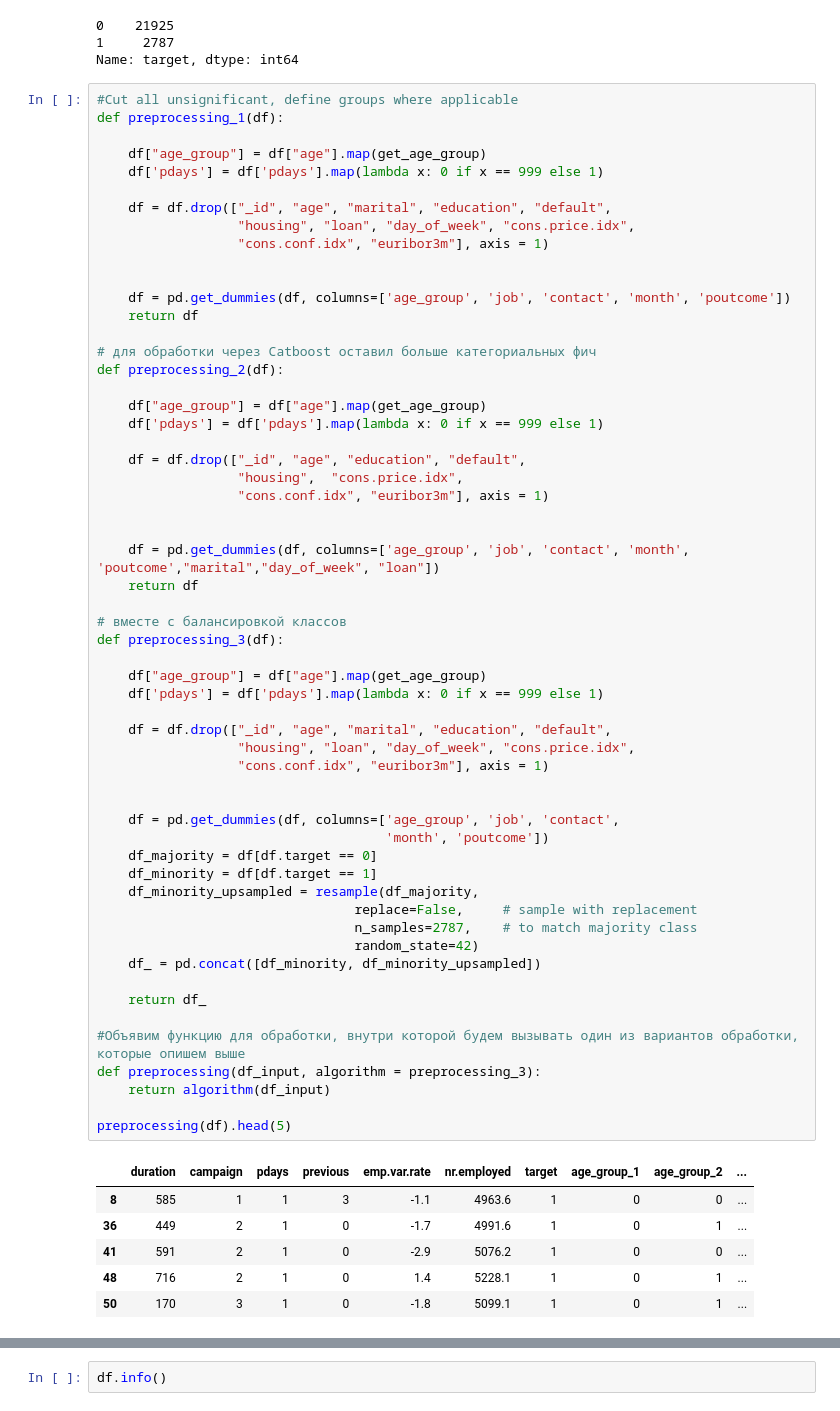
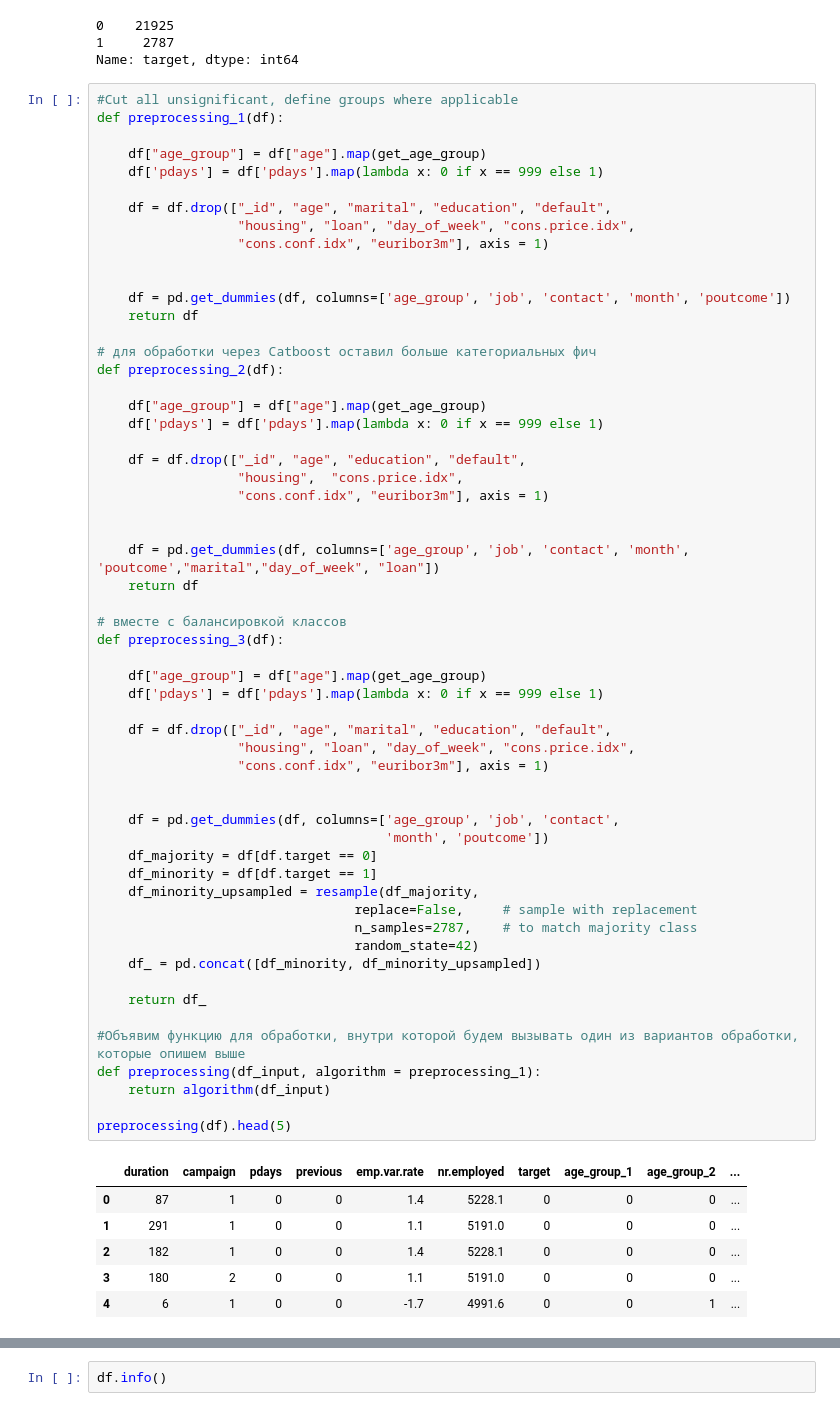
Before and after one commit to Behind/sfml_team2_hw4, a Jupyter notebook: HW4_00.ipynb, the cells around one changed output, grey strips where cells are left out. Drawn from its saved outputs; the diff is of its cells as text.

```diff
--- a/HW4_00.ipynb
+++ b/HW4_00.ipynb
@@ -76,39 +76,39 @@ def preprocessing_2(df):
 
 # вместе с балансировкой классов
 def preprocessing_3(df):
 
     df["age_group"] = df["age"].map(get_age_group)
     df['pdays'] = df['pdays'].map(lambda x: 0 if x == 999 else 1)
 
     df = df.drop(["_id", "age", "marital", "education", "default",
                   "housing", "loan", "day_of_week", "cons.price.idx",
                   "cons.conf.idx", "euribor3m"], axis = 1)
 
 
     df = pd.get_dummies(df, columns=['age_group', 'job', 'contact',
                                      'month', 'poutcome'])
     df_majority = df[df.target == 0]
     df_minority = df[df.target == 1]
     df_minority_upsampled = resample(df_majority,
                                  replace=False,     # sample with replacement
                                  n_samples=2787,    # to match majority class
                                  random_state=42)
     df_ = pd.concat([df_minority, df_minority_upsampled])
 
     return df_
 
 #Объявим функцию для обработки, внутри которой будем вызывать один из вариантов обработки, которые опишем выше
-def preprocessing(df_input, algorithm = preprocessing_3):
+def preprocessing(df_input, algorithm = preprocessing_1):
     return algorithm(df_input)
 
 preprocessing(df).head(5)
 # %% [output]
 |  | duration | campaign | pdays | previous | emp.var.rate | nr.employed | target | age_group_1 | age_group_2 | ... |
-| 8 | 585 | 1 | 1 | 3 | -1.1 | 4963.6 | 1 | 0 | 0 | ... |
-| 36 | 449 | 2 | 1 | 0 | -1.7 | 4991.6 | 1 | 0 | 1 | ... |
-| 41 | 591 | 2 | 1 | 0 | -2.9 | 5076.2 | 1 | 0 | 0 | ... |
-| 48 | 716 | 2 | 1 | 0 | 1.4 | 5228.1 | 1 | 0 | 1 | ... |
-| 50 | 170 | 3 | 1 | 0 | -1.8 | 5099.1 | 1 | 0 | 1 | ... |
+| 0 | 87 | 1 | 0 | 0 | 1.4 | 5228.1 | 0 | 0 | 0 | ... |
+| 1 | 291 | 1 | 0 | 0 | 1.1 | 5191.0 | 0 | 0 | 0 | ... |
+| 2 | 182 | 1 | 0 | 0 | 1.4 | 5228.1 | 0 | 0 | 0 | ... |
+| 3 | 180 | 2 | 0 | 0 | 1.1 | 5191.0 | 0 | 0 | 0 | ... |
+| 4 | 6 | 1 | 0 | 0 | -1.7 | 4991.6 | 0 | 0 | 1 | ... |
 5 rows × 42 columns
 # %%
 df.info()
```
Also changed, not shown: parts of 44 cells of this notebook, 1 other file.
